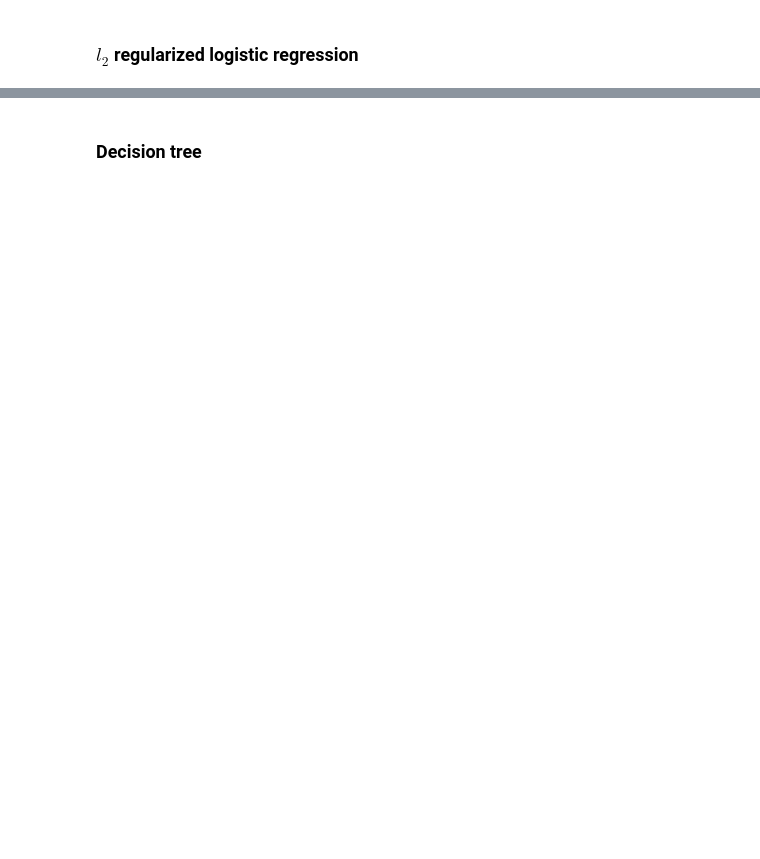
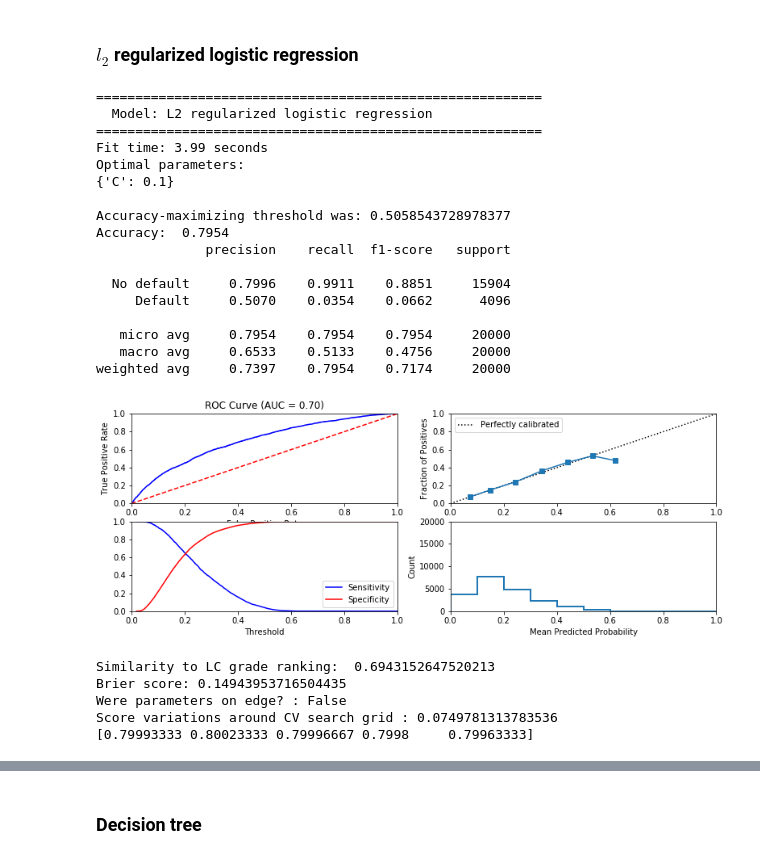
Before and after one commit to vickyzzn/LendingClubCase, a Jupyter notebook: CS-Phase 3.ipynb, the cells around one changed output, grey strips where cells are left out. Drawn from its saved outputs; the diff is of its cells as text; code cells hidden in the pictures; blank space fills up the shorter version.

```diff
--- a/CS-Phase 3.ipynb
+++ b/CS-Phase 3.ipynb
@@ -480,12 +532,36 @@ l1_logistic = fit_classification(...)
 # %% [markdown]
 ### $l_2$ regularized logistic regression
 # %%
-## Train and test a l_1 regularized logistic regression classifier
+## Train and test a l_2 regularized logistic regression classifier
 
-l2_logistic = ...
-cv_parameters = ...
+l2_logistic = LogisticRegression(penalty='l2')
+cv_parameters = {'C': [0.01, 0.1, 1, 10, 100]}
 
-l2_logistic = fit_classification(...)
+l2_logistic = fit_classification(l2_logistic, data_dict, cv_parameters, 'L2 regularized logistic regression')
+# %% [output]
+=========================================================
+  Model: L2 regularized logistic regression
+=========================================================
+Fit time: 3.99 seconds
+Optimal parameters:
+{'C': 0.1}
+
+Accuracy-maximizing threshold was: 0.5058543728978377
+Accuracy:  0.7954
+              precision    recall  f1-score   support
+
+  No default     0.7996    0.9911    0.8851     15904
+     Default     0.5070    0.0354    0.0662      4096
+
+   micro avg     0.7954    0.7954    0.7954     20000
+   macro avg     0.6533    0.5133    0.4756     20000
+weighted avg     0.7397    0.7954    0.7174     20000
+[figure, added]
+Similarity to LC grade ranking:  0.6943152647520213
+Brier score: 0.14943953716504435
+Were parameters on edge? : False
+Score variations around CV search grid : 0.0749781313783536
+[0.79993333 0.80023333 0.79996667 0.7998     0.79963333]
 # %%
 ## plot top 3 features with the most positive (and negative) weights
 top_and_bottom_idx = list(np.argsort(l2_logistic['model'].coef_)[0,:3]) + list(np.argsort(l2_logistic['model'].coef_)[0,-3:])
```
Also changed, not shown: parts of 11 cells of this notebook.
